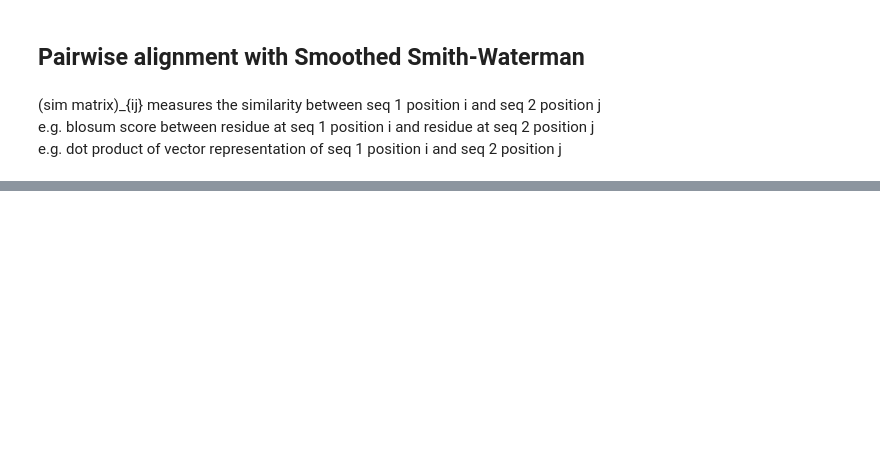
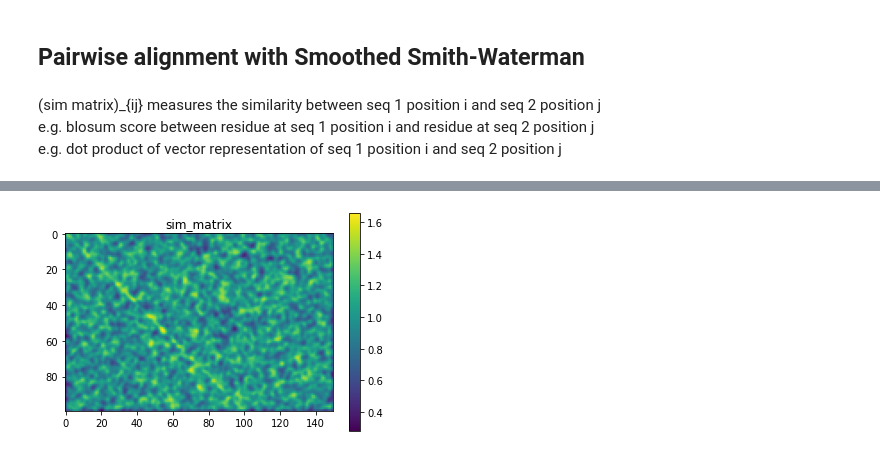
Before and after one commit to aabbas90/SMURF, a Jupyter notebook: examples/ssw_grad_est.ipynb, the cells around one changed output, grey strips where cells are left out. Saved outputs shown, nothing was run; the diff lists cells and outputs as text; code cells hidden in the pictures; blank space fills up the shorter version.

```diff
--- a/examples/ssw_grad_est.ipynb
+++ b/examples/ssw_grad_est.ipynb
@@ -18,5 +18,10 @@ e.g. dot product of vector representation of seq 1 position i and seq 2 position
 # %%
 seq_1_len = 100
 seq_2_len = 150
-sim_matrix = jnp.array(np.random.random((seq_1_len, seq_2_len)))
+sim_matrix = jnp.eye(seq_1_len, seq_2_len) + 2 * jnp.array(np.random.random((seq_1_len, seq_2_len)))
+x = jnp.linspace(-3, 3, 7)
+import jax.scipy as jsp
+window = jsp.stats.norm.pdf(x) * jsp.stats.norm.pdf(x[:, None])
+sim_matrix = jsp.signal.convolve(sim_matrix, window, mode='same')
+plt.imshow(sim_matrix); plt.colorbar(); plt.title('sim_matrix'); plt.show()
 # %% [output]
@@ -24,3 +28,4 @@ WARNING:absl:No GPU/TPU found, falling back to CPU. (Set TF_CPP_MIN_LOG_LEVEL=0
+[figure, added]
 # %%
 my_sw_func = jax.jit(sw.sw(batch=False))
 aln = my_sw_func(sim_matrix, (seq_1_len, seq_2_len), gap=-1)
```
Also changed, not shown: parts of 3 cells of this notebook.
